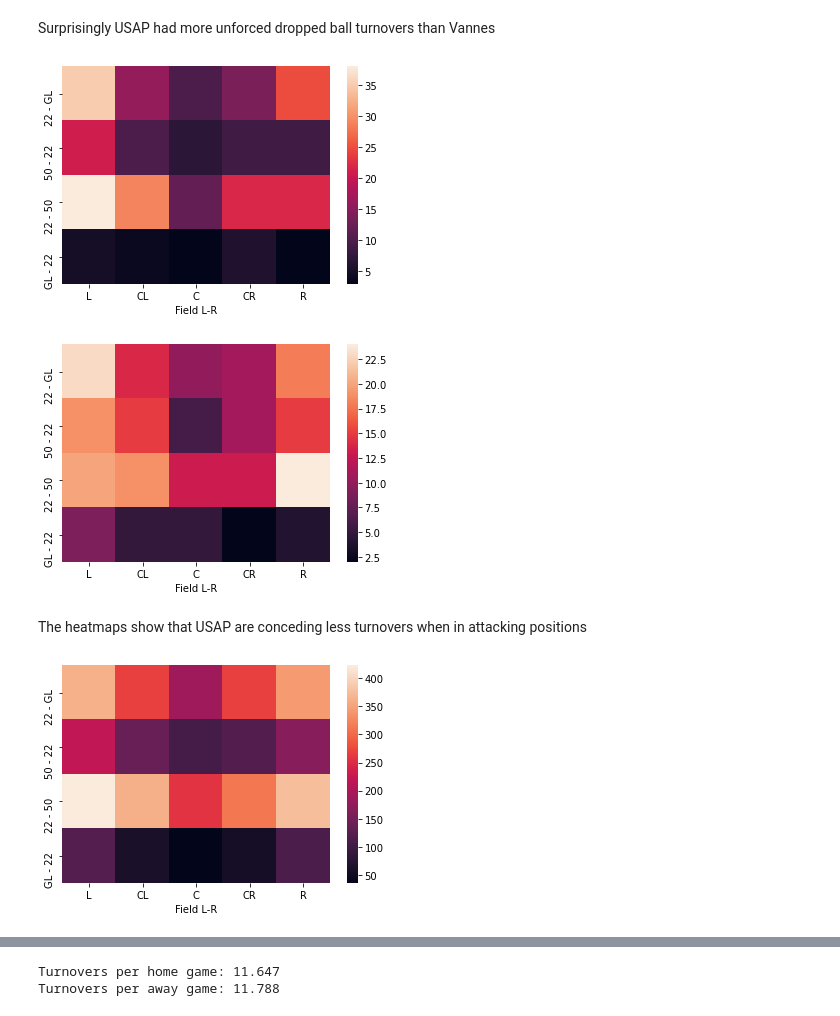
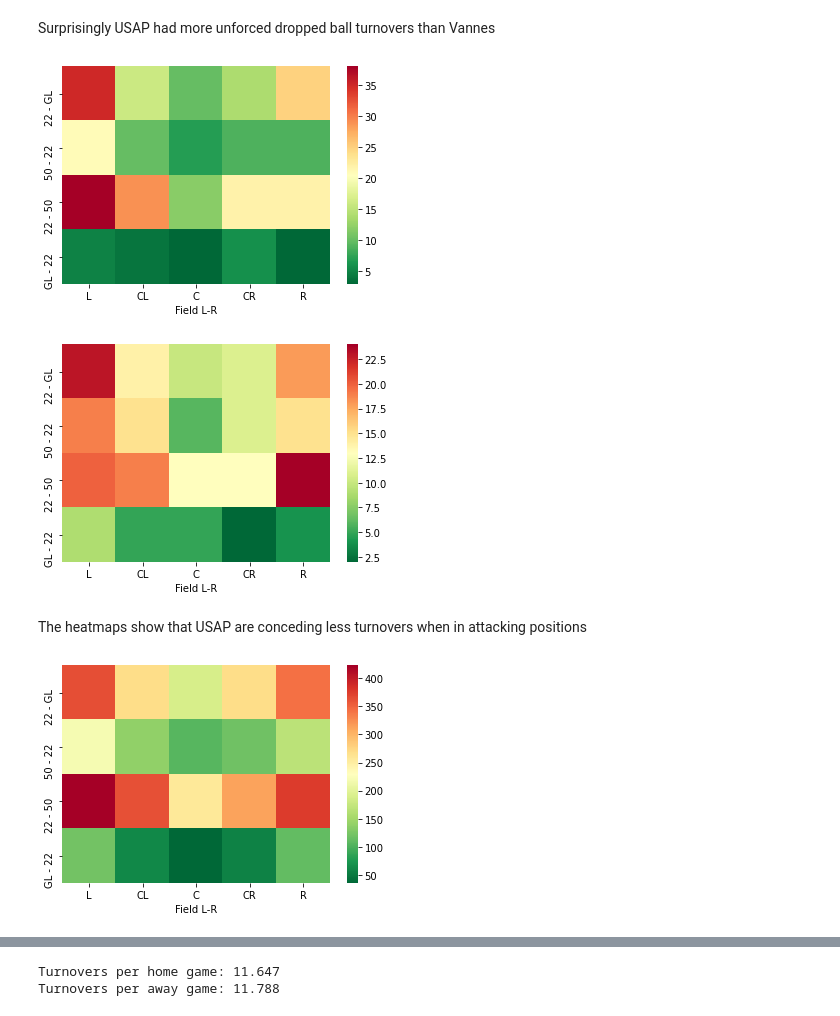
Before and after one commit to UCDPAIanSheridan/UCDPA_IanSheridan, a Jupyter notebook: MyProject.ipynb, the cells around one changed output, grey strips where cells are left out. Drawn from its saved outputs; the diff is of its cells as text; code cells hidden in the pictures.

```diff
--- a/MyProject.ipynb
+++ b/MyProject.ipynb
@@ -334,33 +386,33 @@ def get_heatmap(turnover, ax=None):
     # Get the columns/indices in the right order
     pivoted.columns = ['22 - GL', '50 - 22', '22 - 50', 'GL - 22']
     pivoted = pivoted.reindex(['L', 'CL', 'C', 'CR', 'R'])
-    return sns.heatmap(pivoted.T, ax=ax)
+    return sns.heatmap(pivoted.T, ax=ax, cmap="RdYlGn_r")
 a = get_heatmap(turnover)
 # %% [output]
-[figure, old version]
+[figure, new version]
 # %%
 def get_heatmap(turnover, ax=None):
     pivoted = pd.pivot_table(van, values="DATE", index=["Field L-R"], columns=["Field Area"], aggfunc=len)
     # Get the columns/indices in the right order
     pivoted.columns = ['22 - GL', '50 - 22', '22 - 50', 'GL - 22']
     pivoted = pivoted.reindex(['L', 'CL', 'C', 'CR', 'R'])
-    return sns.heatmap(pivoted.T, ax=ax)
-a = get_heatmap(turnover)
+    return sns.heatmap(pivoted.T, ax=ax, cmap="RdYlGn_r")
+a = get_heatmap(van)
 # %% [output]
-[figure, old version]
+[figure, new version]
 # %% [markdown]
 The heatmaps show that USAP are conceding less turnovers when in attacking positions
 # %%
 ## Using a heatmap to identify the areas on the pitch that most turnovers occur for the whole league
 def get_heatmap(turnover, ax=None):
     pivoted = pd.pivot_table(turnover, values="DATE", index=["Field L-R"], columns=["Field Area"], aggfunc=len)
     # Get the columns/indices in the right order
     pivoted.columns = ['22 - GL', '50 - 22', '22 - 50', 'GL - 22']
     pivoted = pivoted.reindex(['L', 'CL', 'C', 'CR', 'R'])
-    return sns.heatmap(pivoted.T, ax=ax)
+    return sns.heatmap(pivoted.T, ax=ax, cmap="RdYlGn_r")
 a = get_heatmap(turnover)
 # %% [output]
-[figure, old version]
+[figure, new version]
 # %%
 ## Using heatmaps to identify the area on the pitch where each team commits a turnover
 # %%
```
Also changed, not shown: parts of 13 cells of this notebook.
